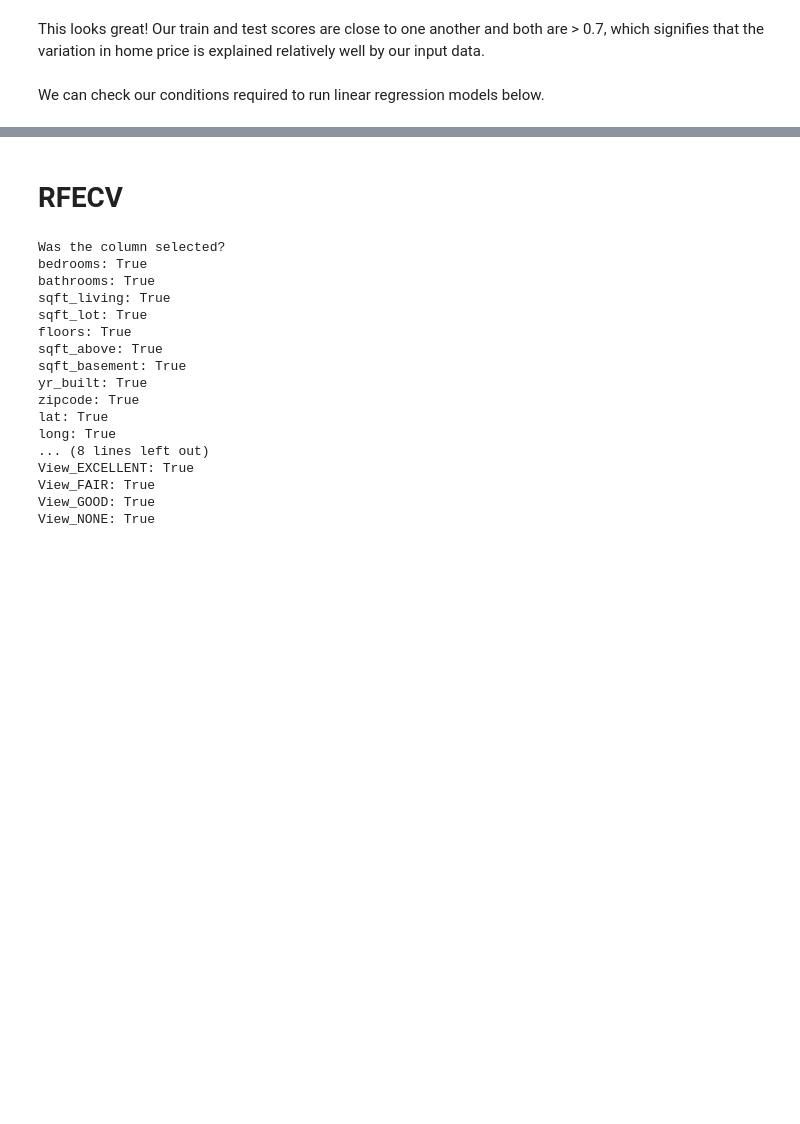
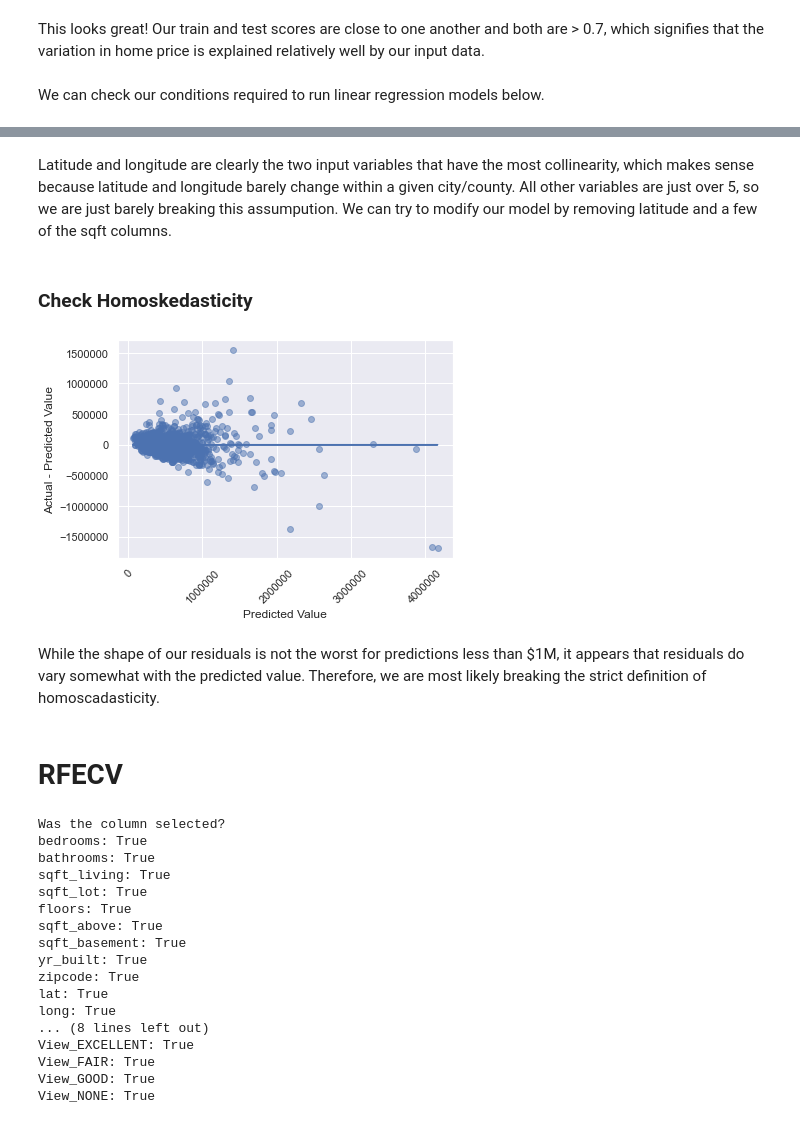
Before and after one commit to zpollats/p2_project_group4, a Jupyter notebook: KC_Housing_Final_Notebook.ipynb, the cells around one changed output, grey strips where cells are left out. Cells and saved outputs as stored; diff of their text form; code cells hidden in the pictures; blank space fills up the shorter version.

```diff
--- a/KC_Housing_Final_Notebook.ipynb
+++ b/KC_Housing_Final_Notebook.ipynb
@@ -1224,3 +1280,20 @@ y_hat.head()
+# %% [markdown]
+Latitude and longitude are clearly the two input variables that have the most collinearity, which makes sense because latitude and longitude barely change within a given city/county. All other variables are just over 5, so we are just barely breaking this assumpution. We can try to modify our model by removing latitude and a few of the sqft columns.
+# %% [markdown]
+### Check Homoskedasticity
+# %%
+fig, ax = plt.subplots()
+
+ax.scatter(y_hat_df['Predicted Price'], y_hat_df['Residual'], alpha=0.5)
+ax.plot(y_hat_df['Predicted Price'], [0 for i in range(len(final_X_test))])
+ax.set_xlabel("Predicted Value")
+ax.set_ylabel("Actual - Predicted Value");
+ax.ticklabel_format(style='plain');
+ax.tick_params(axis='x', labelrotation = 45);
+# %% [output]
+[figure, added]
+# %% [markdown]
+While the shape of our residuals is not the worst for predictions less than $1M, it appears that residuals do vary somewhat with the predicted value. Therefore, we are most likely breaking the strict definition of homoscadasticity.
 # %% [markdown]
 # RFECV
 # %%
```
Also changed, not shown: parts of 32 cells of this notebook.
